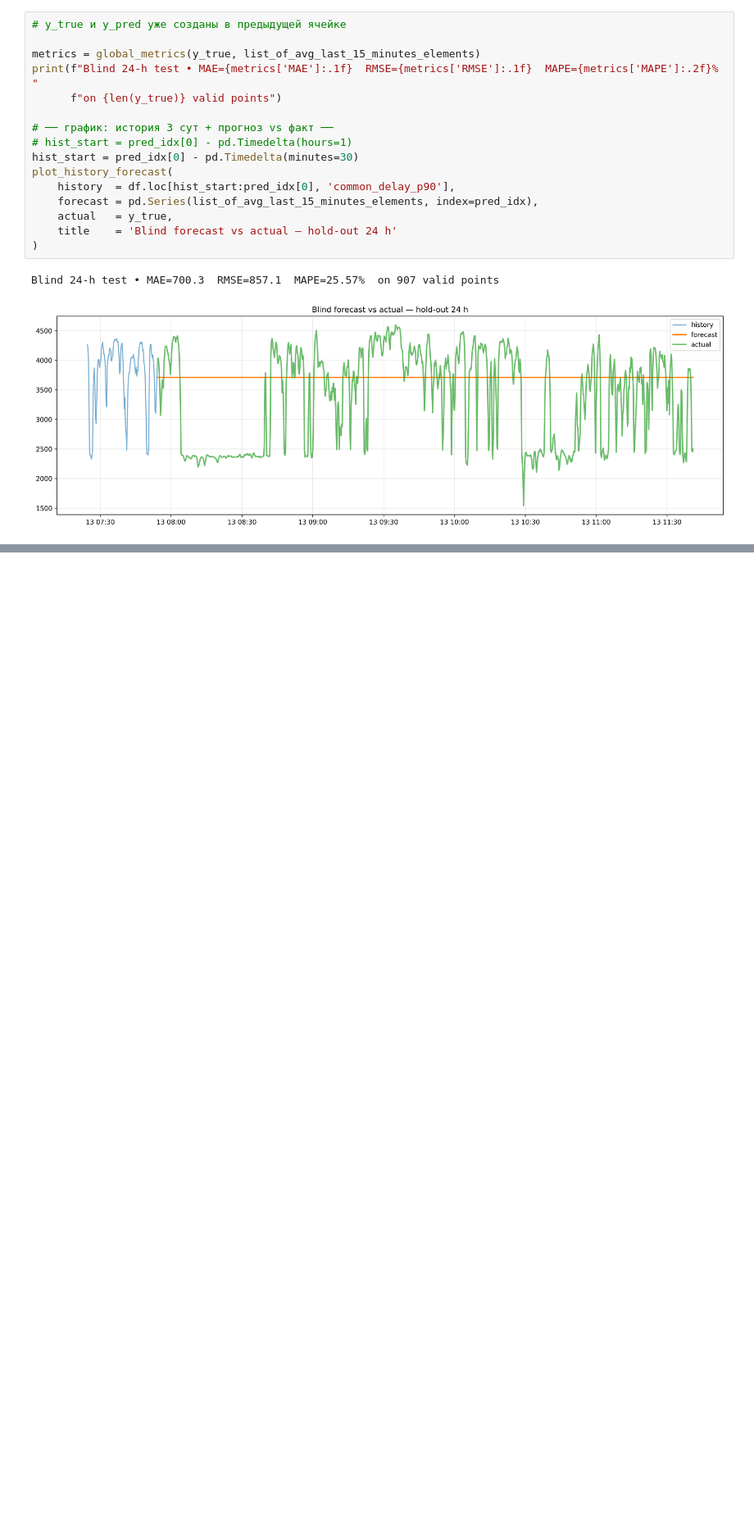
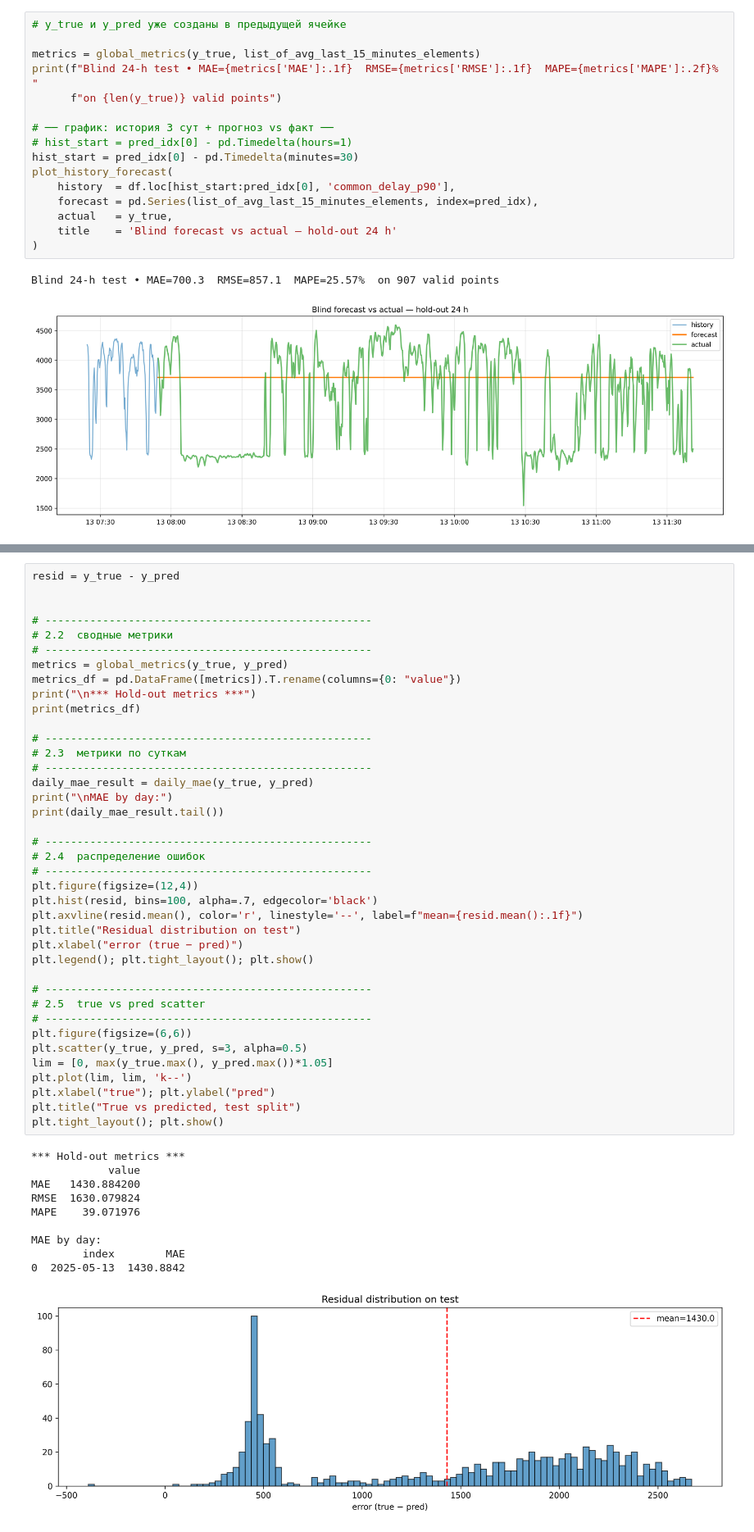
Before and after one commit to nikborovets/realtime_anomaly_analytics, a Jupyter notebook: catboost_baseline.ipynb, the cells around one changed output, grey strips where cells are left out. Shown at 82% size. Drawn from its saved outputs; the diff is of its cells as text; blank space fills up the shorter version.

```diff
--- a/catboost_baseline.ipynb
+++ b/catboost_baseline.ipynb
@@ -490,0 +305,50 @@ Blind 24-h test • MAE=700.3  RMSE=857.1  MAPE=25.57%  on 907 valid points
+# %%
+resid = y_true - y_pred
+
+
+# ---------------------------------------------------
+# 2.2  сводные метрики
+# ---------------------------------------------------
+metrics = global_metrics(y_true, y_pred)
+metrics_df = pd.DataFrame([metrics]).T.rename(columns={0: "value"})
+print("\n*** Hold-out metrics ***")
+print(metrics_df)
+
+# ---------------------------------------------------
+# 2.3  метрики по суткам
+# ---------------------------------------------------
+daily_mae_result = daily_mae(y_true, y_pred)
+print("\nMAE by day:")
+print(daily_mae_result.tail())
+
+# ---------------------------------------------------
+# 2.4  распределение ошибок
+# ---------------------------------------------------
+plt.figure(figsize=(12,4))
+plt.hist(resid, bins=100, alpha=.7, edgecolor='black')
+plt.axvline(resid.mean(), color='r', linestyle='--', label=f"mean={resid.mean():.1f}")
+plt.title("Residual distribution on test")
+plt.xlabel("error (true − pred)")
+plt.legend(); plt.tight_layout(); plt.show()
+
+# ---------------------------------------------------
+# 2.5  true vs pred scatter
+# ---------------------------------------------------
+plt.figure(figsize=(6,6))
+plt.scatter(y_true, y_pred, s=3, alpha=0.5)
+lim = [0, max(y_true.max(), y_pred.max())*1.05]
+plt.plot(lim, lim, 'k--')
+plt.xlabel("true"); plt.ylabel("pred")
+plt.title("True vs predicted, test split")
+plt.tight_layout(); plt.show()
+# %% [output]
+*** Hold-out metrics ***
+            value
+MAE   1430.884200
+RMSE  1630.079824
+MAPE    39.071976
+
+MAE by day:
+        index        MAE
+0  2025-05-13  1430.8842
+[figure, added]
```
Also changed, not shown: parts of 19 cells of this notebook.
